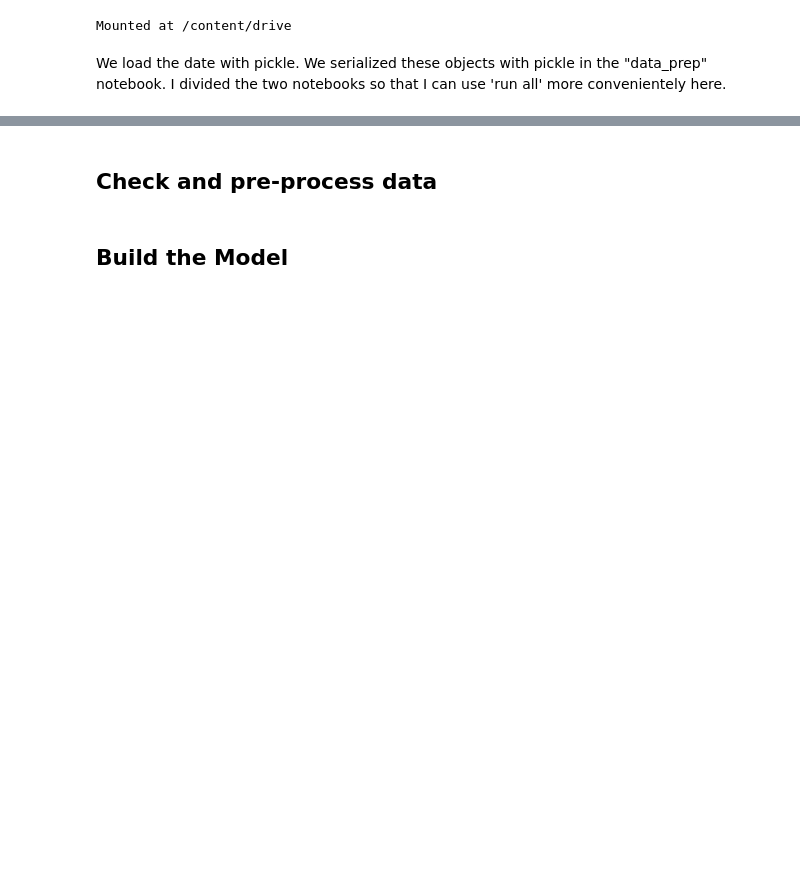
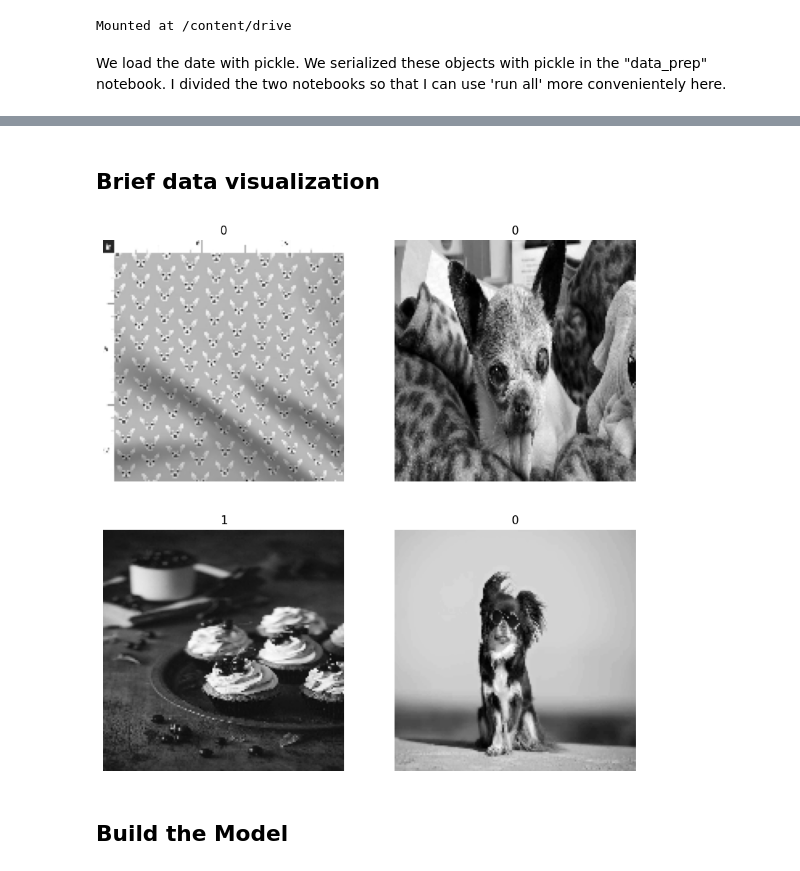
Before and after one commit to LucaPeg/ML_project, a Jupyter notebook: analysis.ipynb, the cells around one changed output, grey strips where cells are left out. Cells and saved outputs as stored; diff of their text form; code cells hidden in the pictures; blank space fills up the shorter version.

```diff
--- a/analysis.ipynb
+++ b/analysis.ipynb
@@ -21,15 +47,16 @@ Mounted at /content/drive
 We load the date with pickle. We serialized these objects with pickle in the "data_prep" notebook.
 I divided the two notebooks so that I can use 'run all' more convenientely here.
 # %%
-pickle_in = open( "/content/drive/MyDrive/ml_project/"+"img_train.pickle","rb")
-img_train = pickle.load(pickle_in)
+path = "/content/drive/MyDrive/ml_project/"
 
-pickle_in = open( "/content/drive/MyDrive/ml_project/"+"label_train.pickle","rb")
-label_train = pickle.load(pickle_in)
+with open(os.path.join(path, "img_train.pickle"), "rb") as pickle_in:
+  img_train = pickle.load(pickle_in)
 
+with open(os.path.join(path, "label_train.pickle"), "rb") as pickle_in:
+  label_train = pickle.load(pickle_in)
 
-pickle_in = open( "/content/drive/MyDrive/ml_project/"+"img_test.pickle","rb")
-img_test = pickle.load(pickle_in)
+with open(os.path.join(path,"img_test.pickle"), "rb") as pickle_in:
+  img_test = pickle.load(pickle_in)
 
-pickle_in = open( "/content/drive/MyDrive/ml_project/"+"label_test.pickle","rb")
-label_test = pickle.load(pickle_in)
+with open(os.path.join(path, "label_test.pickle"), "rb") as pickle_in:
+  label_test = pickle.load(pickle_in)
@@ -44,2 +71,2 @@ print(gpus)
 # %% [markdown]
-## Check and pre-process data
+## Brief data visualization
@@ -50,15 +73,16 @@ test_dir = '/content/test'
 # %%
-# We visualize the images to get an idea of their structure / MUFFINS
-images=[]
-f, axarr = plt.subplots(2,2, figsize=(10,10))
-im_index=0
+# Visualize images from training set
+f, axarr = plt.subplots(2, 2, figsize=(10, 10))
+im_index = 0
 
 for row in range(2):
     for column in range(2):
-        path=os.path.join(train_dir,'muffin')
-        images.append(cv2.imread(os.path.join(path,os.listdir(path)[im_index])))
-        axarr[row,column].imshow(cv2.cvtColor(images[im_index], cv2.COLOR_BGR2RGB))
-        im_index+=1
-        axarr[row,column].axis("off")
+        axarr[row, column].imshow(img_train[im_index], cmap='gray')
+        axarr[row, column].axis("off")
+        title = label_train[im_index]
+        axarr[row,column].set_title(title) # add title to check correspondance
+        im_index += 1
 
 plt.show()
+# %% [output]
+[figure, added]
```
Also changed, not shown: parts of 36 cells of this notebook.
